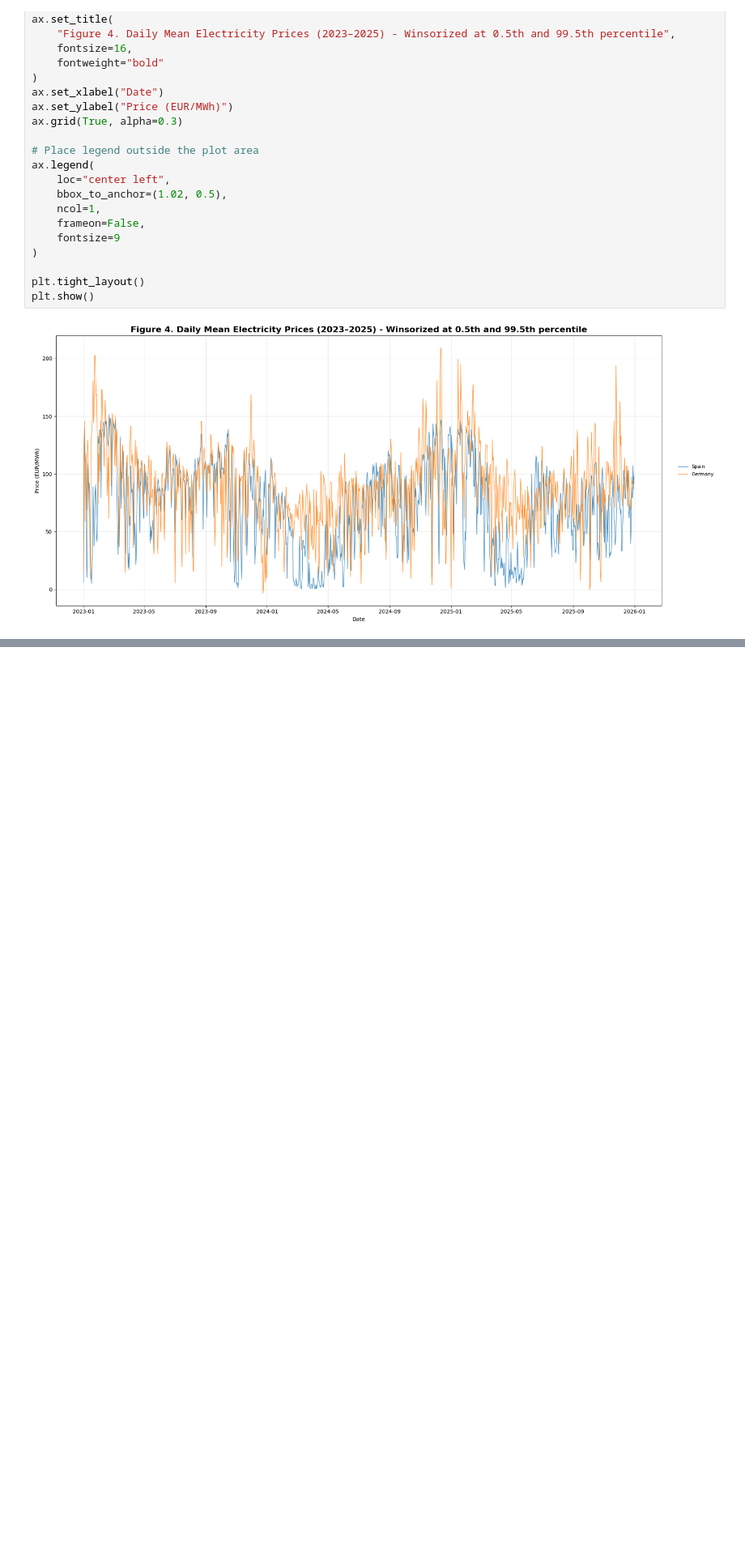
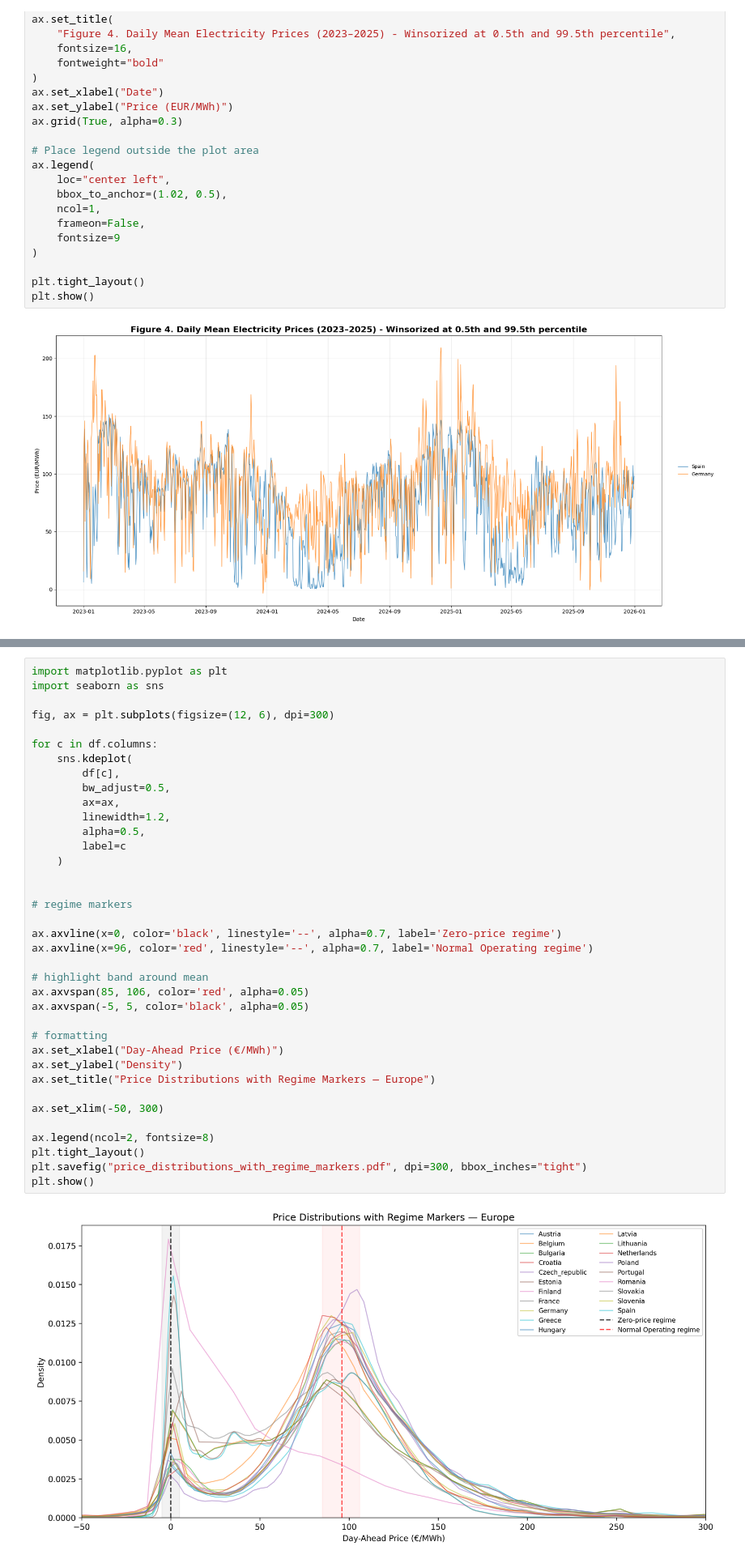
Before and after one commit to Shaig00/NAS_GP, a Jupyter notebook: Energy_Production_Data/4-1-data-descriptions.ipynb, the cells around one changed output, grey strips where cells are left out. Shown at 81% size. Saved outputs shown, nothing was run; the diff lists cells and outputs as text; blank space fills up the shorter version.

```diff
--- a/Energy_Production_Data/4-1-data-descriptions.ipynb
+++ b/Energy_Production_Data/4-1-data-descriptions.ipynb
@@ -445,0 +688,39 @@ plt.show()
+# %%
+import matplotlib.pyplot as plt
+import seaborn as sns
+
+fig, ax = plt.subplots(figsize=(12, 6), dpi=300)
+
+for c in df.columns:
+    sns.kdeplot(
+        df[c],
+        bw_adjust=0.5,
+        ax=ax,
+        linewidth=1.2,
+        alpha=0.5,
+        label=c
+    )
+
+
+# regime markers
+
+ax.axvline(x=0, color='black', linestyle='--', alpha=0.7, label='Zero-price regime')
+ax.axvline(x=96, color='red', linestyle='--', alpha=0.7, label='Normal Operating regime')
+
+# highlight band around mean
+ax.axvspan(85, 106, color='red', alpha=0.05)
+ax.axvspan(-5, 5, color='black', alpha=0.05)
+
+# formatting
+ax.set_xlabel("Day-Ahead Price (€/MWh)")
+ax.set_ylabel("Density")
+ax.set_title("Price Distributions with Regime Markers — Europe")
+
+ax.set_xlim(-50, 300)
+
+ax.legend(ncol=2, fontsize=8)
+plt.tight_layout()
+plt.savefig("price_distributions_with_regime_markers.pdf", dpi=300, bbox_inches="tight")
+plt.show()
+# %% [output]
+[figure, added]
```
Also changed, not shown: parts of 10 cells of this notebook, 26 other files.
